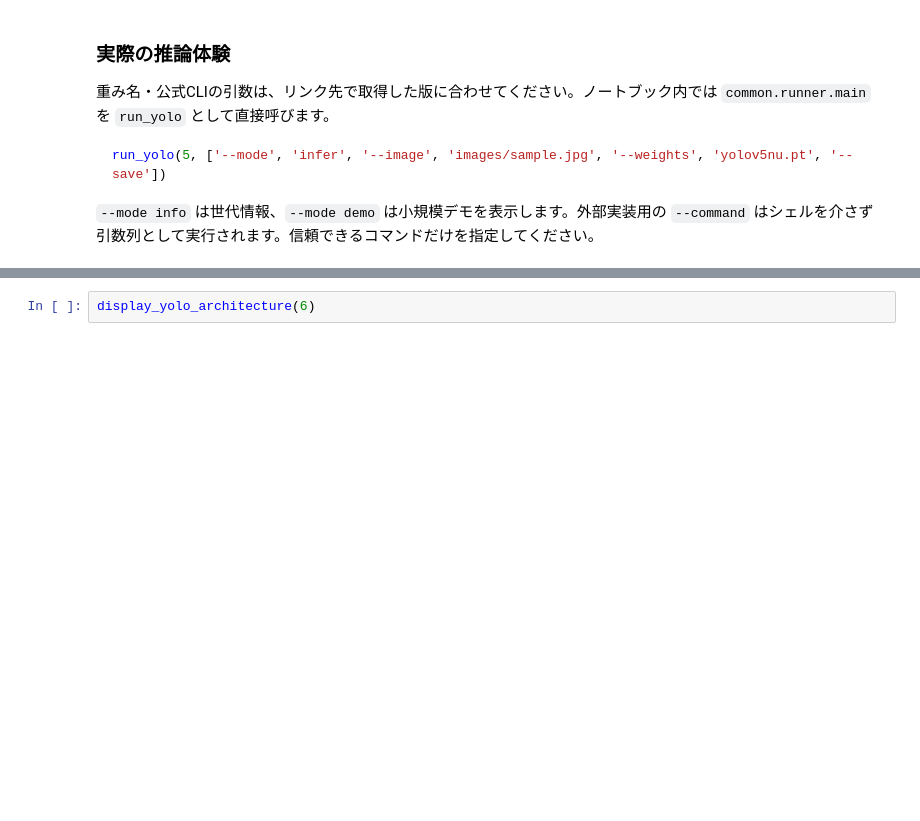
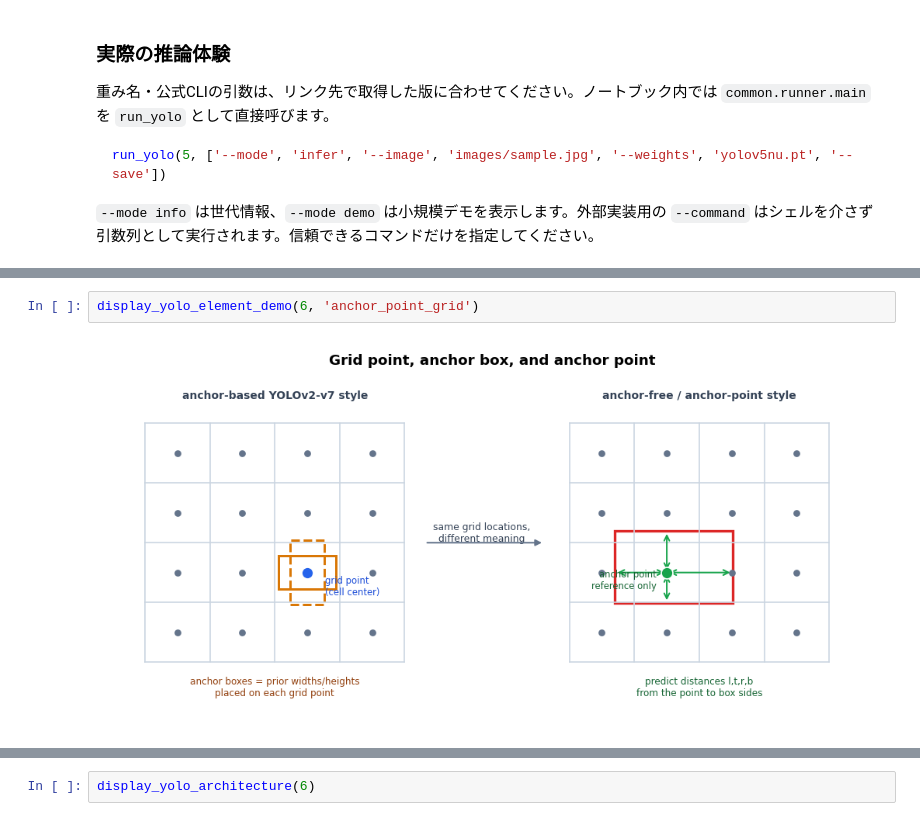
Before and after one commit to Kast8/YOLOs, a Jupyter notebook: yolo_history_tutorial.ipynb, the cells around one changed output, grey strips where cells are left out. Saved outputs shown, nothing was run; the diff lists cells and outputs as text; blank space fills up the shorter version.

```diff
--- a/yolo_history_tutorial.ipynb
+++ b/yolo_history_tutorial.ipynb
@@ -1083,0 +1133,4 @@ run_yolo(5, ['--mode', 'infer', '--image', 'images/sample.jpg', '--weights', 'yo
+# %%
+display_yolo_element_demo(6, 'anchor_point_grid')
+# %% [output]
+[figure, added]
```
Also changed, not shown: parts of 25 cells of this notebook, 4 other files.
